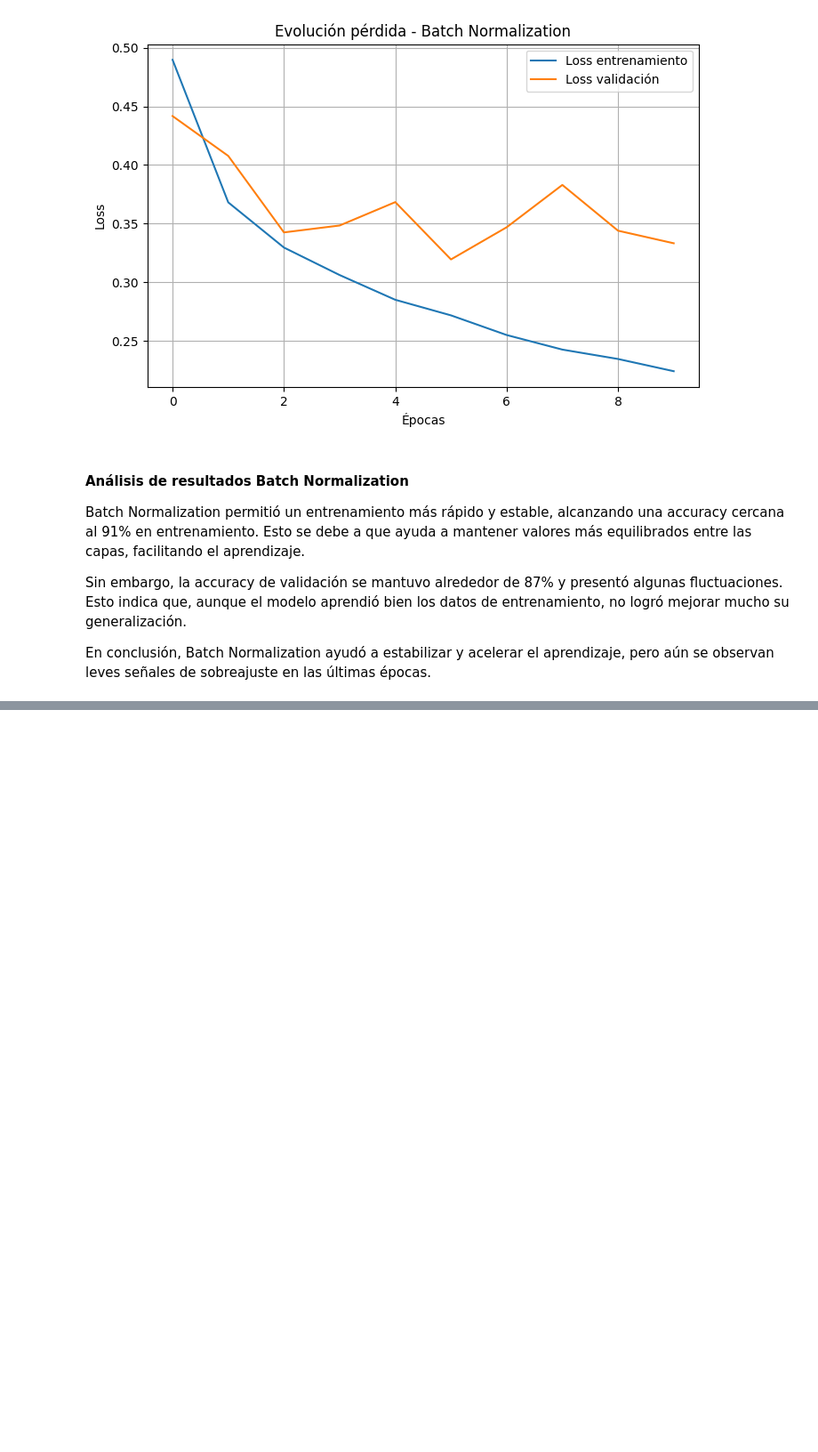
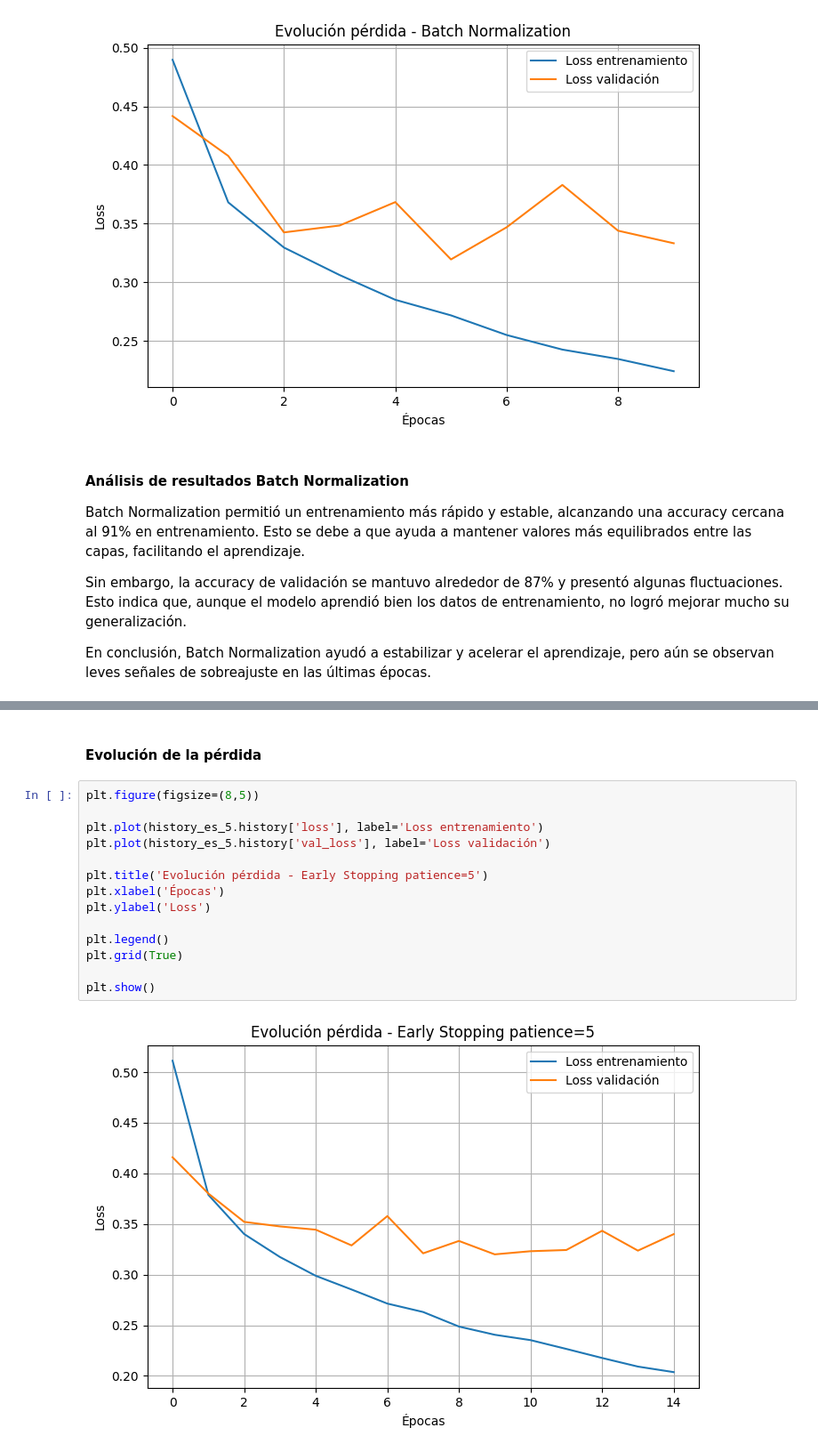
Before and after one commit to Francheskacisterna/Evaluacion_n1, a Jupyter notebook: Evaluacion_n2.ipynb, the cells around one changed output, grey strips where cells are left out. Shown at 89% size. Drawn from its saved outputs; the diff is of its cells as text; blank space fills up the shorter version.

```diff
--- a/Evaluacion_n2.ipynb
+++ b/Evaluacion_n2.ipynb
@@ -1130,0 +1271,18 @@ En conclusión, Batch Normalization ayudó a estabilizar y acelerar el aprendiza
+# %% [markdown]
+#### Evolución de la pérdida
+# %%
+plt.figure(figsize=(8,5))
+
+plt.plot(history_es_5.history['loss'], label='Loss entrenamiento')
+plt.plot(history_es_5.history['val_loss'], label='Loss validación')
+
+plt.title('Evolución pérdida - Early Stopping patience=5')
+plt.xlabel('Épocas')
+plt.ylabel('Loss')
+
+plt.legend()
+plt.grid(True)
+
+plt.show()
+# %% [output]
+[figure, added]
```
Also changed, not shown: parts of 19 cells of this notebook.
